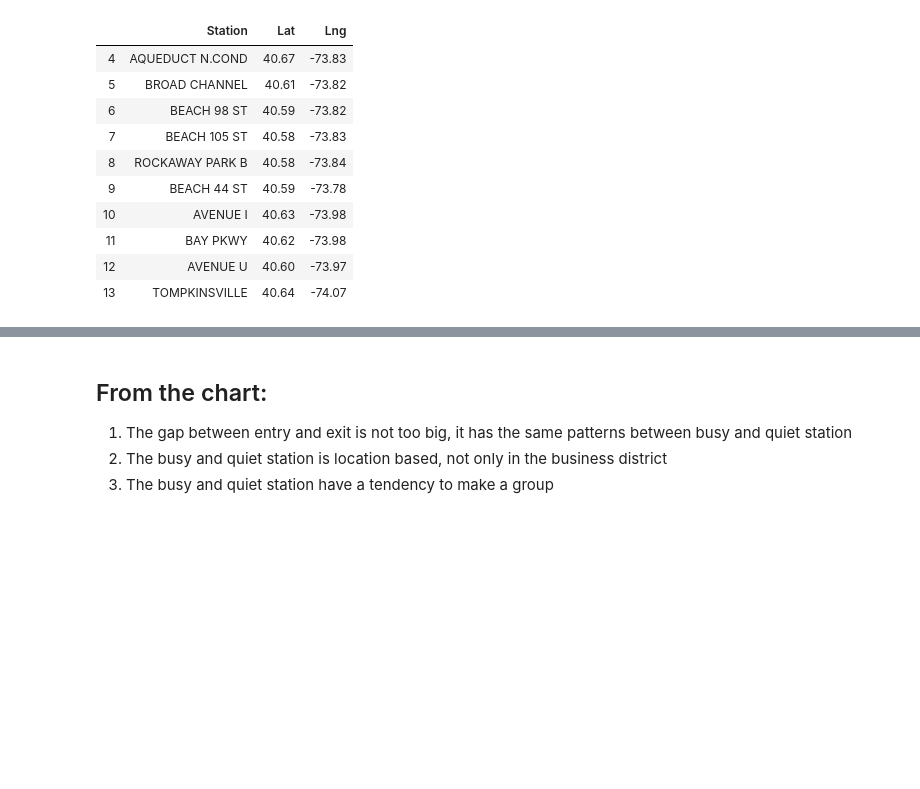
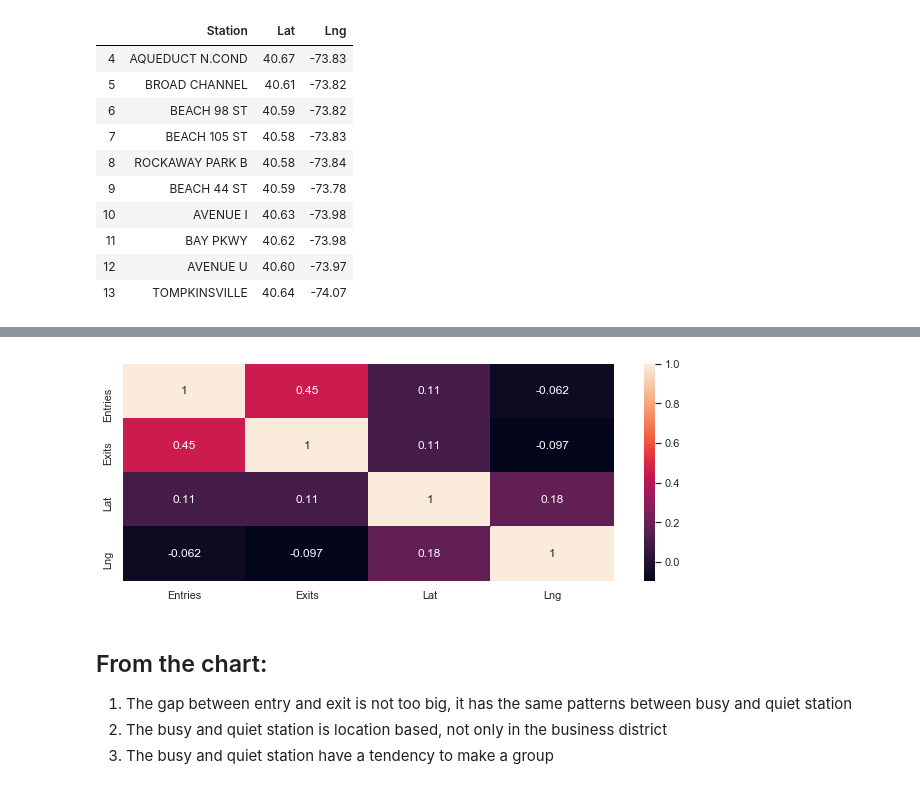
Before and after one commit to Suryantoyoga/NewYorkMTA, a Jupyter notebook: NewYorkMTAEDA.ipynb, the cells around one changed output, grey strips where cells are left out. Saved outputs shown, nothing was run; the diff lists cells and outputs as text; code cells hidden in the pictures; blank space fills up the shorter version.

Commit message:
add heatmap graph

```diff
--- a/NewYorkMTAEDA.ipynb
+++ b/NewYorkMTAEDA.ipynb
@@ -467,6 +467,13 @@ for row in df_quiet_loc.iterrows():
 display(base_map2)
 # %% [output]
 [interactive output not drawn]
+# %%
+#Correlation between numerical value
+plt.figure(figsize=(11,4))
+sns.heatmap(df.corr(),annot=True)
+plt.show()
+# %% [output]
+[figure, added]
 # %% [markdown]
 ## From the chart:
 1. The gap between entry and exit is not too big, it has the same patterns between busy and quiet station
```
